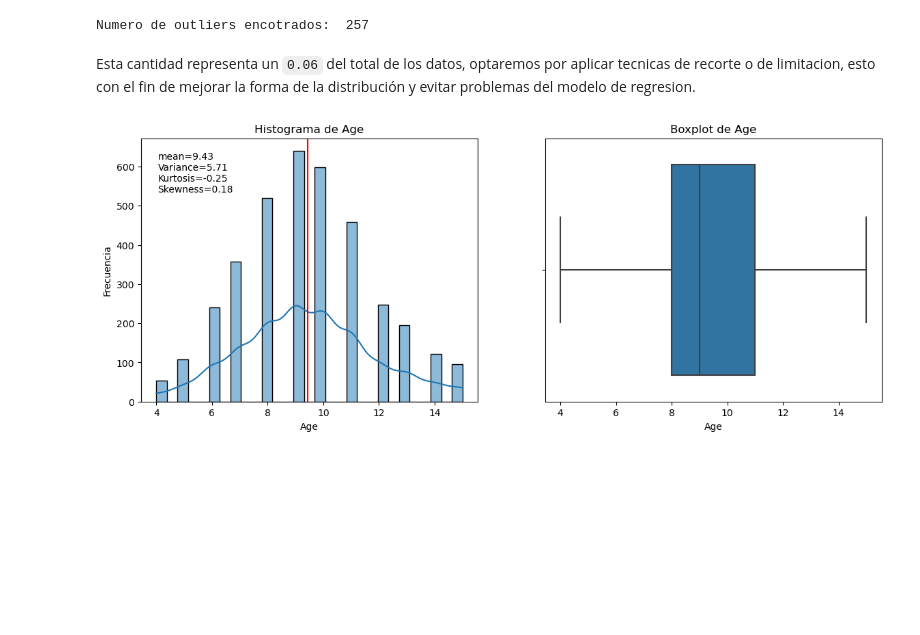
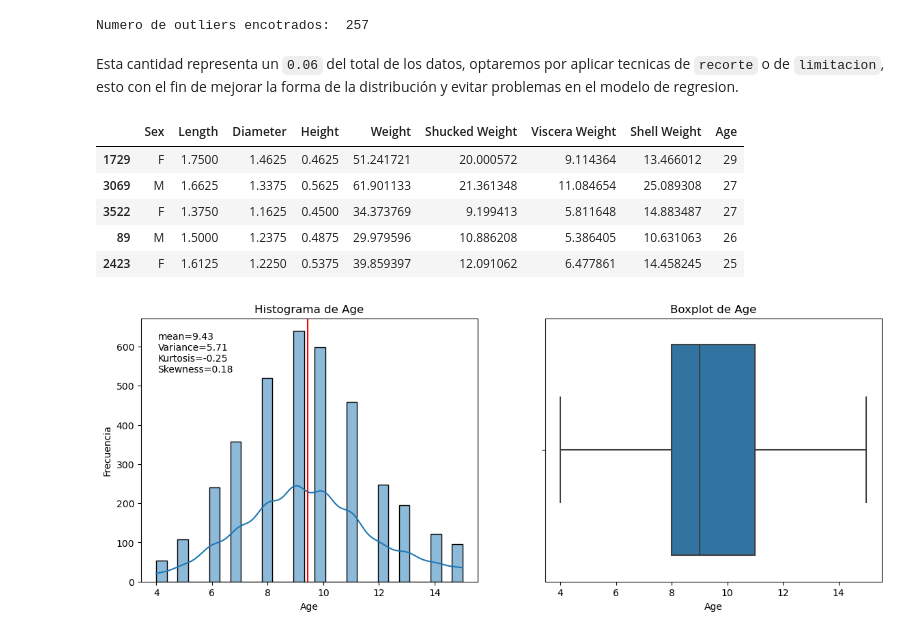
Before and after one commit to MathUPTC/CrabAge, a Jupyter notebook: Notebooks/eda_data.ipynb, the cells around one changed output. Saved outputs shown, nothing was run; the diff lists cells and outputs as text; code cells hidden in the pictures; blank space fills up the shorter version.

```diff
--- a/Notebooks/eda_data.ipynb
+++ b/Notebooks/eda_data.ipynb
@@ -188,7 +200,16 @@ print("Numero de outliers encotrados: " ,len(data[data.Age < inf]) + len(data[da
 # %% [output]
 Numero de outliers encotrados:  257
 # %% [markdown]
-Esta cantidad representa un `0.06` del total de los datos, optaremos por aplicar tecnicas de recorte o de limitacion, esto con el fin de mejorar la forma de la distribución y evitar problemas del modelo de regresion.
+Esta cantidad representa un `0.06` del total de los datos, optaremos por aplicar tecnicas de `recorte` o de `limitacion`, esto con el fin de mejorar la forma de la distribución y evitar problemas en el modelo de regresion.
 # %%
-filtrar=list(map(lambda x: ~(x<inf or x>sup),data.Age ))
-df_clear = data.iloc[filtrar]
+filtrar=list(map(lambda x: x<inf or x>sup,data.Age ))
+outliers = data.iloc[filtrar]
+# %%
+outliers.sort_values(by='Age',ascending=False).head()
+# %% [output]
+|  | Sex | Length | Diameter | Height | Weight | Shucked Weight | Viscera Weight | Shell Weight | Age |
+| 1729 | F | 1.7500 | 1.4625 | 0.4625 | 51.241721 | 20.000572 | 9.114364 | 13.466012 | 29 |
+| 3069 | M | 1.6625 | 1.3375 | 0.5625 | 61.901133 | 21.361348 | 11.084654 | 25.089308 | 27 |
+| 3522 | F | 1.3750 | 1.1625 | 0.4500 | 34.373769 | 9.199413 | 5.811648 | 14.883487 | 27 |
+| 89 | M | 1.5000 | 1.2375 | 0.4875 | 29.979596 | 10.886208 | 5.386405 | 10.631063 | 26 |
+| 2423 | F | 1.6125 | 1.2250 | 0.5375 | 39.859397 | 12.091062 | 6.477861 | 14.458245 | 25 |
```
Also changed, not shown: parts of 5 cells of this notebook.
